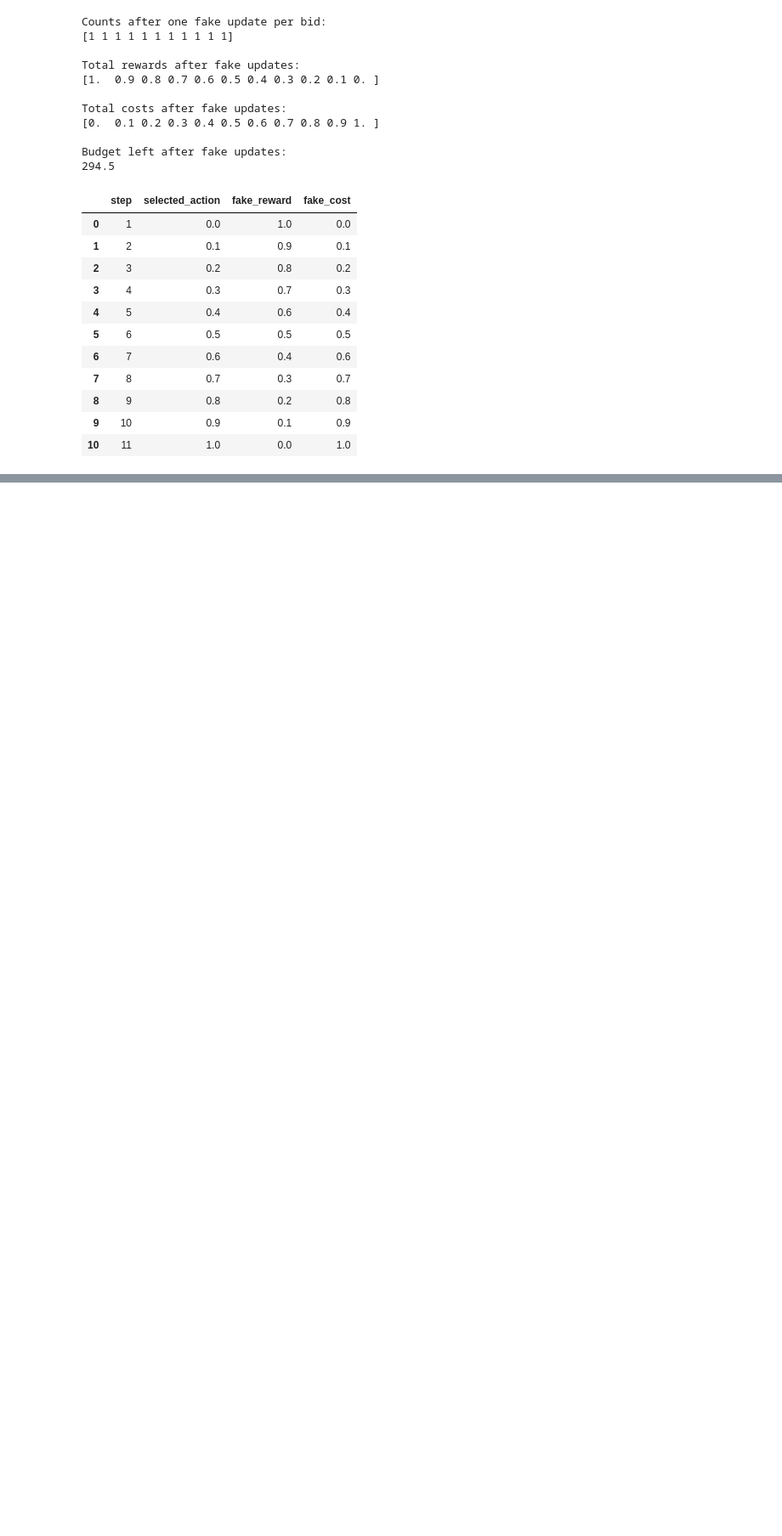
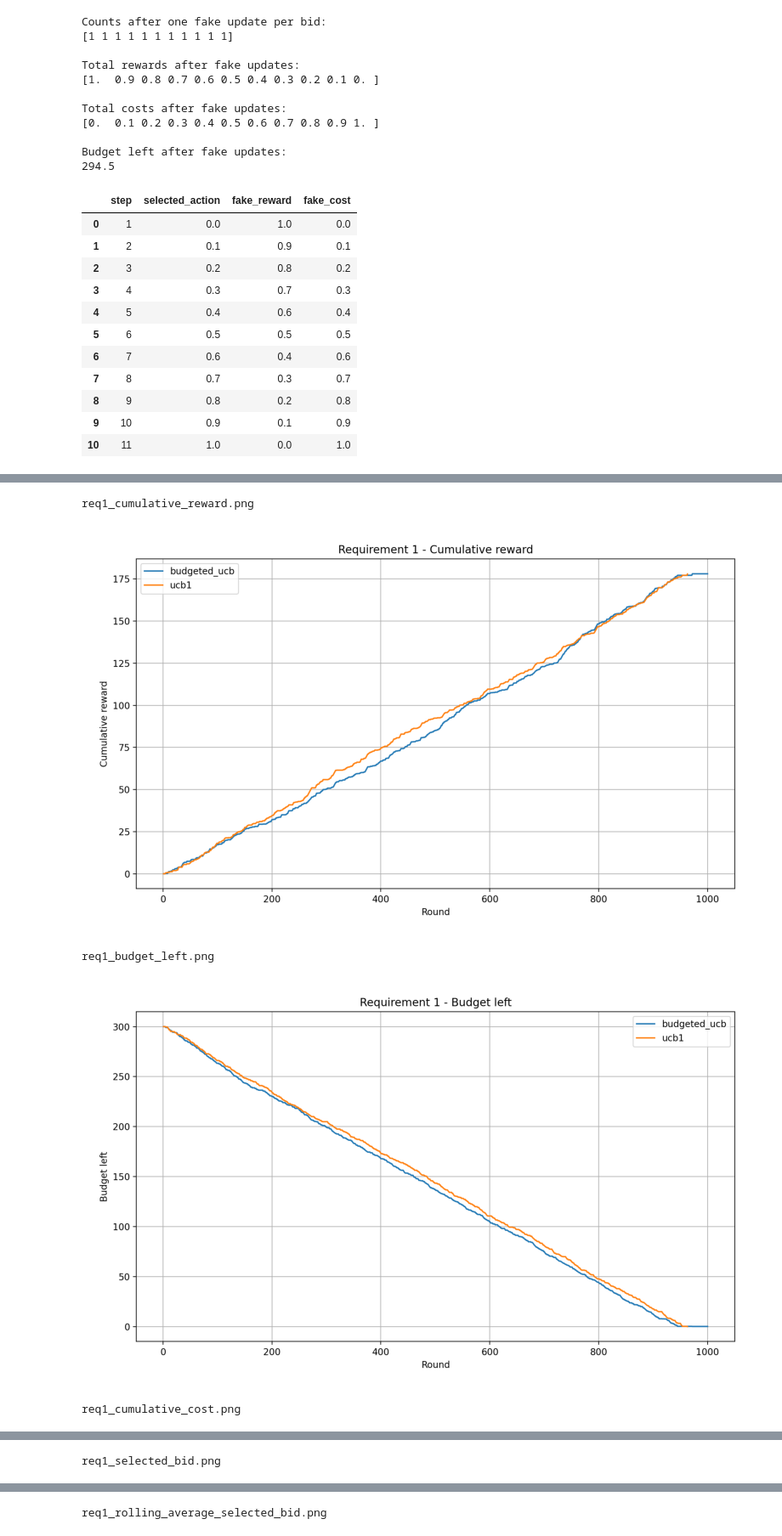
Before and after one commit to FoadZahediLabaf/OnlineAdvertisingBiddingStrategy, a Jupyter notebook: notebooks/req1_single_campaign.ipynb, the cells around one changed output, grey strips where cells are left out. Shown at 85% size. Drawn from its saved outputs; the diff is of its cells as text; code cells hidden in the pictures; blank space fills up the shorter version.

```diff
--- a/notebooks/req1_single_campaign.ipynb
+++ b/notebooks/req1_single_campaign.ipynb
@@ -423,0 +789,23 @@ Budget left after fake updates:
+# %%
+plot_paths = [
+    plots_dir / "req1_cumulative_reward.png",
+    plots_dir / "req1_budget_left.png",
+    plots_dir / "req1_cumulative_cost.png",
+    plots_dir / "req1_selected_bid.png",
+    plots_dir / "req1_rolling_average_selected_bid.png",
+]
+
+for plot_path in plot_paths:
+    print(plot_path.name)
+    img = plt.imread(plot_path)
+
+    plt.figure(figsize=(10, 6))
+    plt.imshow(img)
+    plt.axis("off")
+    plt.show()
+# %% [output]
+req1_cumulative_reward.png
+[figure, added]
+req1_budget_left.png
+[figure, added]
+req1_cumulative_cost.png
@@ -423,0 +813 @@ Budget left after fake updates:
+req1_selected_bid.png
@@ -423,0 +815 @@ Budget left after fake updates:
+req1_rolling_average_selected_bid.png
```
Also changed, not shown: parts of 11 cells of this notebook, 5 other files.
